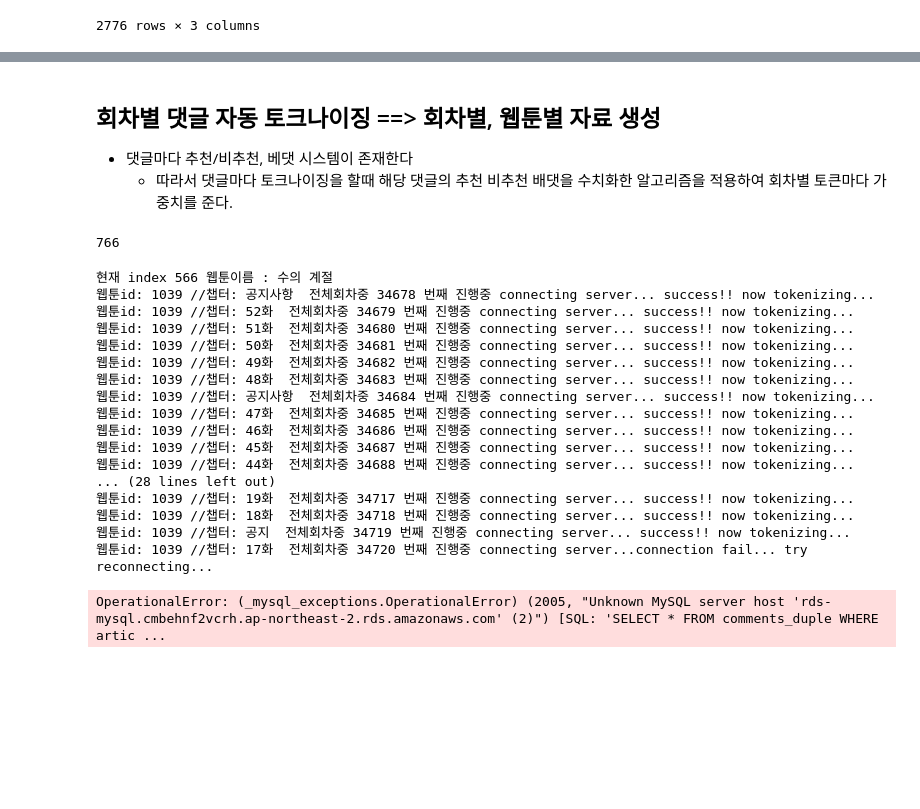
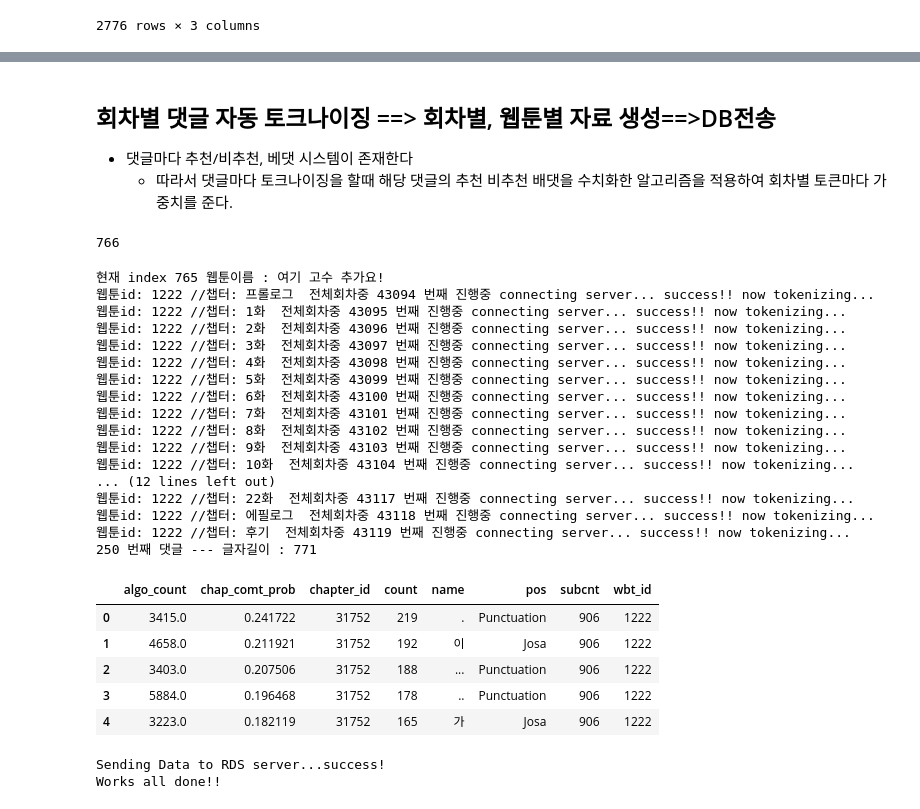
Before and after one commit to brightscannon/Webtoon_recommand_system, a Jupyter notebook: 02_Daum_text_preprocessing.ipynb, the cells around one changed output, grey strips where cells are left out. Cells and saved outputs as stored; diff of their text form; code cells hidden in the pictures; blank space fills up the shorter version.

```diff
--- a/02_Daum_text_preprocessing.ipynb
+++ b/02_Daum_text_preprocessing.ipynb
@@ -257,5 +239,5 @@ df_chapter
 # %% [markdown]
-## 회차별 댓글 자동 토크나이징 ==> 회차별, 웹툰별 자료 생성
+## 회차별 댓글 자동 토크나이징 ==> 회차별, 웹툰별 자료 생성==>DB전송
 - 댓글마다 추천/비추천, 베댓 시스템이 존재한다
     - 따라서 댓글마다 토크나이징을 할때 해당 댓글의 추천 비추천 배댓을 수치화한 알고리즘을 적용하여 회차별 토큰마다 가중치를 준다.
 # %%
@@ -266,14 +248,14 @@ wbt_idls = df_info["id"].values
 766
 # %%
 # 총 토크나이즈드 댓글 모음
-idx = 0
+idx = 631
 error = []
 # %%
 # 리팩토링 및 각 웹툰의 전체 회차댓글들 토크나이징 함수화중
 # 총 웹툰의 수 766
 import time
 # 텍스트 토크나이징 # 현재 진행된 회차 ~ 25
-for wbt_id in wbt_idls[25:766]:
+for wbt_id in wbt_idls[631:766]:
     clear_output()
     comment_cnt = 0 # 코멘트 갯수
     wbt_total_txt= pd.DataFrame(columns=["wbt_id","chapter_id","name","pos","count","subcnt","chap_comt_prob"]) #회차별 댓글
@@ -294,6 +276,7 @@ for wbt_id in wbt_idls[25:766]:
             raw_df = pd.read_sql_query(query, connectDB)
         except:
             print("connection fail... try reconnecting...",end="")
+            connectDB = engine.connect()
             raw_df = pd.read_sql_query(query, connectDB)
         print(" success!! now tokenizing...")
         for j,row in raw_df.iterrows():
@@ -326,48 +309,55 @@ for wbt_id in wbt_idls[25:766]:
             temp["chap_comt_prob"] = temp['count']/j
         else:
             temp["chap_comt_prob"] = 0
         wbt_total_txt = wbt_total_txt.append(temp, ignore_index=True)
 
     #댓글정보 DB로 전송
     wbt_total_txt.head()
 
     print("Sending Data to RDS server...",end="")
 # 회차별 댓글 토큰정보 전송
 # notice! : 여기서 회차별 텍스트토큰은 회차별 총 댓글수 대비해서 0.5%이상이 충족되어야만 db데이터로 전송됨
     final_db_send = wbt_total_txt[wbt_total_txt['chap_comt_prob']>=0.005].copy()
     final_db_send.to_sql("txt_token_by_chapter", engine, if_exists="append")
 
 # 웹툰별 댓글 토큰정보 전송
 # notice! : 여기서 웹툰별 텍스트토큰은 웹툰별 총 댓글수 대비해서 0.1%이상이 충족되어야만 db데이터로 전송됨
     temp = wbt_total_txt[["wbt_id","name","pos","count","algo_count"]].copy()
     temp['count'] = temp['count'].astype(int)
     final_wbtDB_send = temp.groupby(["wbt_id","name","pos"],as_index=False).agg(np.sum).sort_values("count",ascending=False).reset_index(drop=True)
 #     final_wbtDB_send.head()
     final_wbtDB_send['wbt_comt_prob'] = final_wbtDB_send['count']/comment_cnt
     final_wbtDB_send['comment_cnt'] = comment_cnt
     final_wbtDB_send = final_wbtDB_send[final_wbtDB_send['wbt_comt_prob']>=0.001]
     final_wbtDB_send.to_sql("txt_token_by_webtoon", engine, if_exists="append")
 
     print("success!")
     idx += 1
     time.sleep(2)
 print("Works all done!!")
 # %% [output]
-현재 index 566 웹툰이름 : 수의 계절
-웹툰id: 1039 //챕터: 공지사항  전체회차중 34678 번째 진행중 connecting server... success!! now tokenizing...
-웹툰id: 1039 //챕터: 52화  전체회차중 34679 번째 진행중 connecting server... success!! now tokenizing...
-웹툰id: 1039 //챕터: 51화  전체회차중 34680 번째 진행중 connecting server... success!! now tokenizing...
-웹툰id: 1039 //챕터: 50화  전체회차중 34681 번째 진행중 connecting server... success!! now tokenizing...
-웹툰id: 1039 //챕터: 49화  전체회차중 34682 번째 진행중 connecting server... success!! now tokenizing...
-웹툰id: 1039 //챕터: 48화  전체회차중 34683 번째 진행중 connecting server... success!! now tokenizing...
-웹툰id: 1039 //챕터: 공지사항  전체회차중 34684 번째 진행중 connecting server... success!! now tokenizing...
-웹툰id: 1039 //챕터: 47화  전체회차중 34685 번째 진행중 connecting server... success!! now tokenizing...
-웹툰id: 1039 //챕터: 46화  전체회차중 34686 번째 진행중 connecting server... success!! now tokenizing...
-웹툰id: 1039 //챕터: 45화  전체회차중 34687 번째 진행중 connecting server... success!! now tokenizing...
-웹툰id: 1039 //챕터: 44화  전체회차중 34688 번째 진행중 connecting server... success!! now tokenizing...
-... (28 lines left out)
-웹툰id: 1039 //챕터: 19화  전체회차중 34717 번째 진행중 connecting server... success!! now tokenizing...
-웹툰id: 1039 //챕터: 18화  전체회차중 34718 번째 진행중 connecting server... success!! now tokenizing...
-웹툰id: 1039 //챕터: 공지  전체회차중 34719 번째 진행중 connecting server... success!! now tokenizing...
-웹툰id: 1039 //챕터: 17화  전체회차중 34720 번째 진행중 connecting server...connection fail... try reconnecting...
+현재 index 765 웹툰이름 : 여기 고수 추가요!
+웹툰id: 1222 //챕터: 프롤로그  전체회차중 43094 번째 진행중 connecting server... success!! now tokenizing...
+웹툰id: 1222 //챕터: 1화  전체회차중 43095 번째 진행중 connecting server... success!! now tokenizing...
+웹툰id: 1222 //챕터: 2화  전체회차중 43096 번째 진행중 connecting server... success!! now tokenizing...
+웹툰id: 1222 //챕터: 3화  전체회차중 43097 번째 진행중 connecting server... success!! now tokenizing...
+웹툰id: 1222 //챕터: 4화  전체회차중 43098 번째 진행중 connecting server... success!! now tokenizing...
+웹툰id: 1222 //챕터: 5화  전체회차중 43099 번째 진행중 connecting server... success!! now tokenizing...
+웹툰id: 1222 //챕터: 6화  전체회차중 43100 번째 진행중 connecting server... success!! now tokenizing...
+웹툰id: 1222 //챕터: 7화  전체회차중 43101 번째 진행중 connecting server... success!! now tokenizing...
+웹툰id: 1222 //챕터: 8화  전체회차중 43102 번째 진행중 connecting server... success!! now tokenizing...
+웹툰id: 1222 //챕터: 9화  전체회차중 43103 번째 진행중 connecting server... success!! now tokenizing...
+웹툰id: 1222 //챕터: 10화  전체회차중 43104 번째 진행중 connecting server... success!! now tokenizing...
+... (12 lines left out)
+웹툰id: 1222 //챕터: 22화  전체회차중 43117 번째 진행중 connecting server... success!! now tokenizing...
+웹툰id: 1222 //챕터: 에필로그  전체회차중 43118 번째 진행중 connecting server... success!! now tokenizing...
+웹툰id: 1222 //챕터: 후기  전체회차중 43119 번째 진행중 connecting server... success!! now tokenizing...
+250 번째 댓글 --- 글자길이 : 771
+|  | algo_count | chap_comt_prob | chapter_id | count | name | pos | subcnt | wbt_id |
+| 0 | 3415.0 | 0.241722 | 31752 | 219 | . | Punctuation | 906 | 1222 |
+| 1 | 4658.0 | 0.211921 | 31752 | 192 | 이 | Josa | 906 | 1222 |
+| 2 | 3403.0 | 0.207506 | 31752 | 188 | ... | Punctuation | 906 | 1222 |
+| 3 | 5884.0 | 0.196468 | 31752 | 178 | .. | Punctuation | 906 | 1222 |
+| 4 | 3223.0 | 0.182119 | 31752 | 165 | 가 | Josa | 906 | 1222 |
-OperationalError: (_mysql_exceptions.OperationalError) (2005, "Unknown MySQL server host 'rds-mysql.cmbehnf2vcrh.ap-northeast-2.rds.amazonaws.com' (2)") [SQL: 'SELECT * FROM comments_duple WHERE artic ...
+Sending Data to RDS server...success!
+Works all done!!
```
Also changed, not shown: parts of 3 cells of this notebook, 1 other file.
